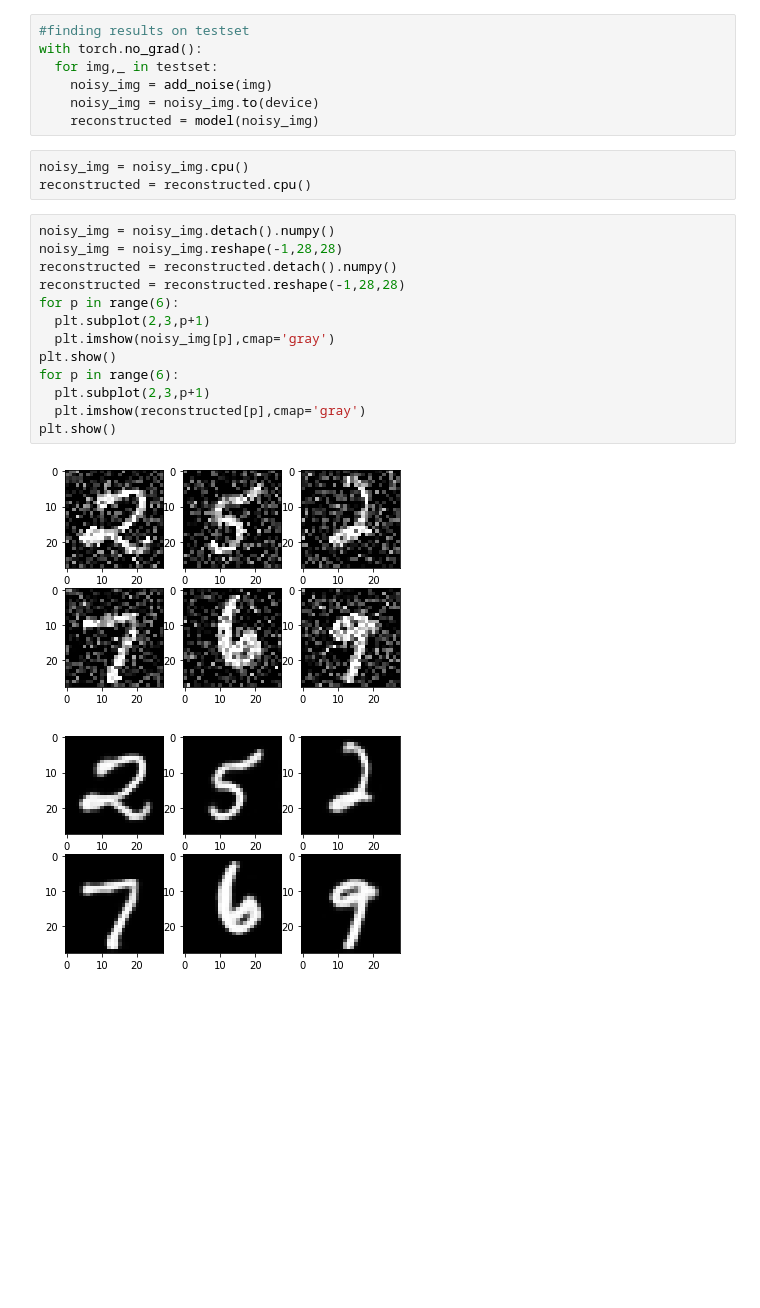
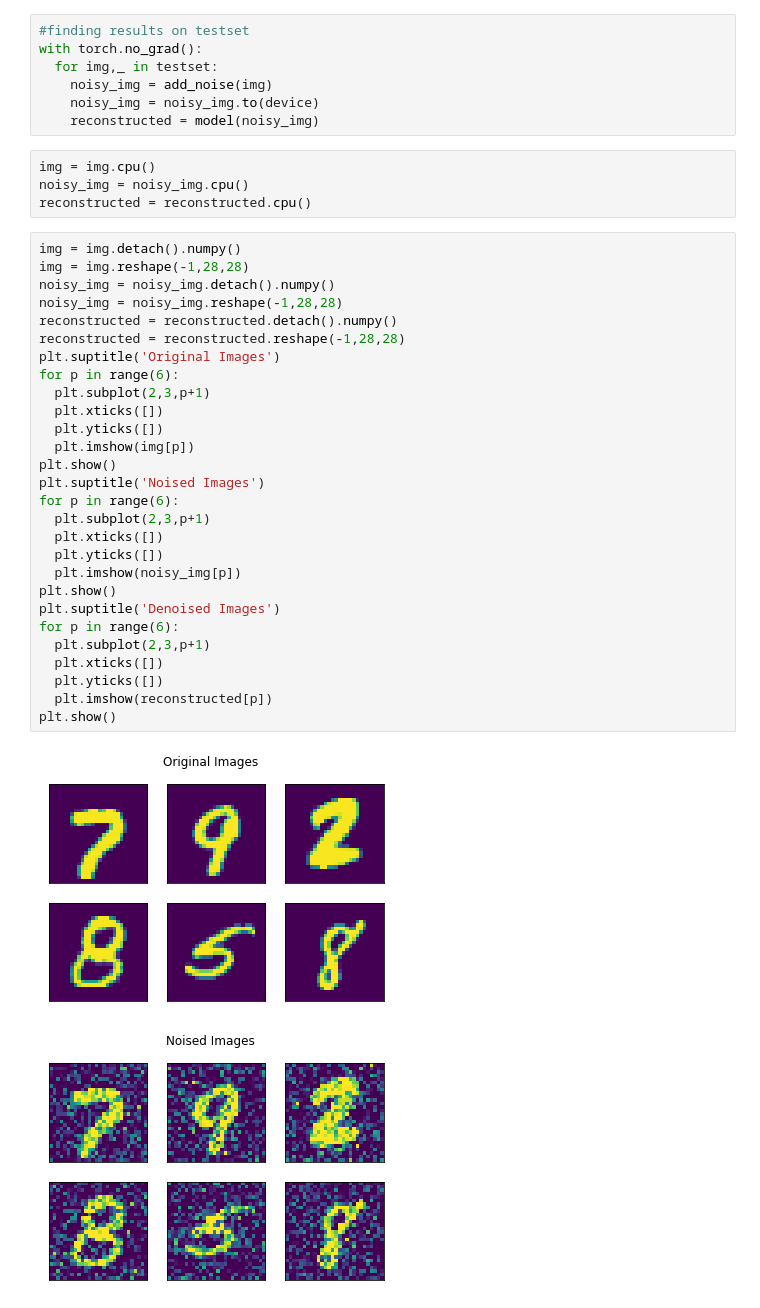
Before and after one commit to rdlynx19/ImageDenoisingAE, a Jupyter notebook: CNN_Denoiser_AE.ipynb, the cells around one changed output. Drawn from its saved outputs; the diff is of its cells as text; blank space fills up the shorter version.

```diff
--- a/CNN_Denoiser_AE.ipynb
+++ b/CNN_Denoiser_AE.ipynb
@@ -155,21 +161,37 @@ with torch.no_grad():
     noisy_img = noisy_img.to(device)
     reconstructed = model(noisy_img)
 # %%
+img = img.cpu()
 noisy_img = noisy_img.cpu()
 reconstructed = reconstructed.cpu()
 # %%
+img = img.detach().numpy()
+img = img.reshape(-1,28,28)
 noisy_img = noisy_img.detach().numpy()
 noisy_img = noisy_img.reshape(-1,28,28)
 reconstructed = reconstructed.detach().numpy()
 reconstructed = reconstructed.reshape(-1,28,28)
+plt.suptitle('Original Images')
 for p in range(6):
   plt.subplot(2,3,p+1)
-  plt.imshow(noisy_img[p],cmap='gray')
+  plt.xticks([])
+  plt.yticks([])
+  plt.imshow(img[p])
 plt.show()
+plt.suptitle('Noised Images')
 for p in range(6):
   plt.subplot(2,3,p+1)
-  plt.imshow(reconstructed[p],cmap='gray')
+  plt.xticks([])
+  plt.yticks([])
+  plt.imshow(noisy_img[p])
 plt.show()
+plt.suptitle('Denoised Images')
+for p in range(6):
+  plt.subplot(2,3,p+1)
+  plt.xticks([])
+  plt.yticks([])
+  plt.imshow(reconstructed[p])
+plt.show()
 # %% [output]
-[figure, old version]
+[figure, new version]
-[figure, old version]
+[figure, new version]
```
Also changed, not shown: parts of 5 cells of this notebook.
